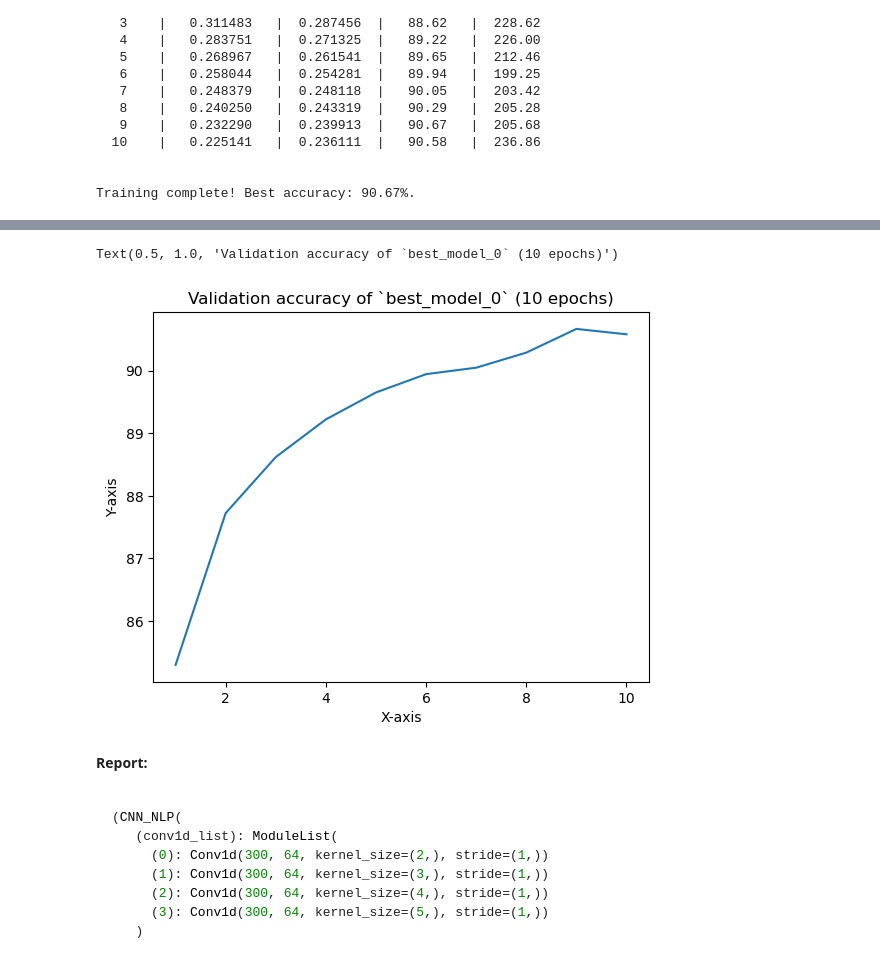
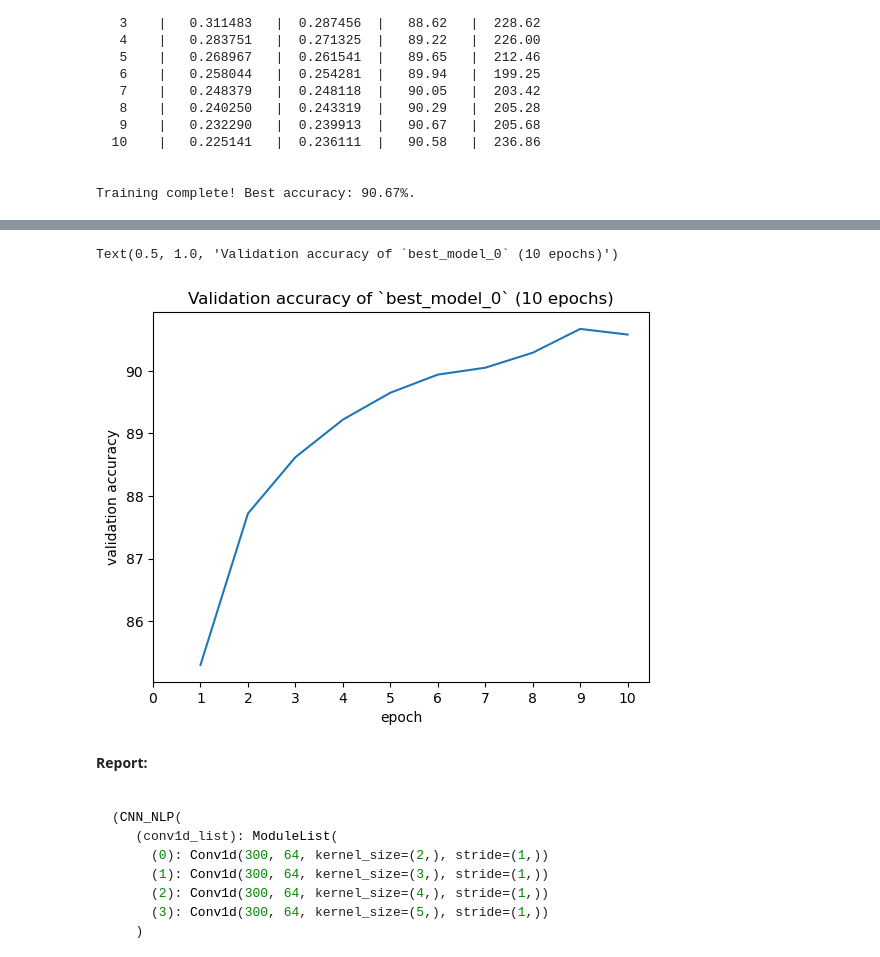
Before and after one commit to irsa-ashraf/toxic-language-filter, a Jupyter notebook: yifu/cnn/cnn_model.ipynb, the cells around one changed output, grey strips where cells are left out. Cells and saved outputs as stored; diff of their text form; code cells hidden in the pictures.

Commit message:
add one more CNN model and graphs

```diff
--- a/yifu/cnn/cnn_model.ipynb
+++ b/yifu/cnn/cnn_model.ipynb
@@ -665,14 +675,15 @@ val_accuracies_0
 # %%
 epochs = [x+1 for x in range(10)]
+val_accuracies_0 = [85.30, 87.72, 88.62, 89.22, 89.65, 89.94, 90.05, 90.29, 90.67, 90.58]
 
 plt.plot(epochs, val_accuracies_0)
-
-plt.xlabel('X-axis')
-plt.ylabel('Y-axis')
+plt.xticks(range(0, 11))
+plt.xlabel('epoch')
+plt.ylabel('validation accuracy')
 plt.title('Validation accuracy of `best_model_0` (10 epochs)')
 # %% [output]
 Text(0.5, 1.0, 'Validation accuracy of `best_model_0` (10 epochs)')
-[figure, old version]
+[figure, new version]
 # %% [markdown]
 
 **Report:** </p>
```
Also changed, not shown: parts of 23 cells of this notebook, 4 other files.
